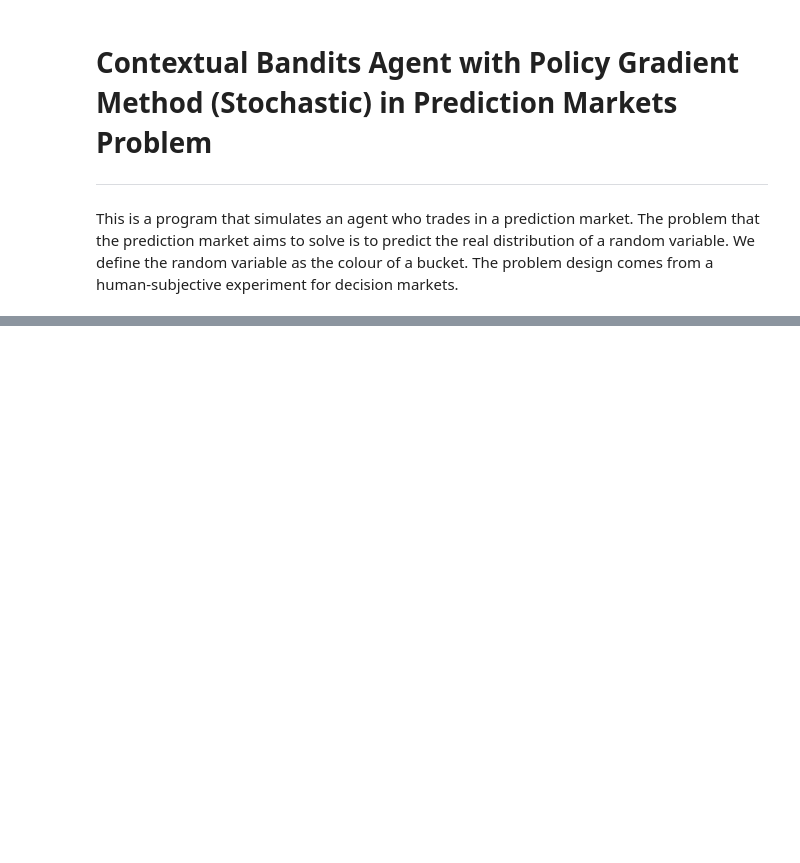
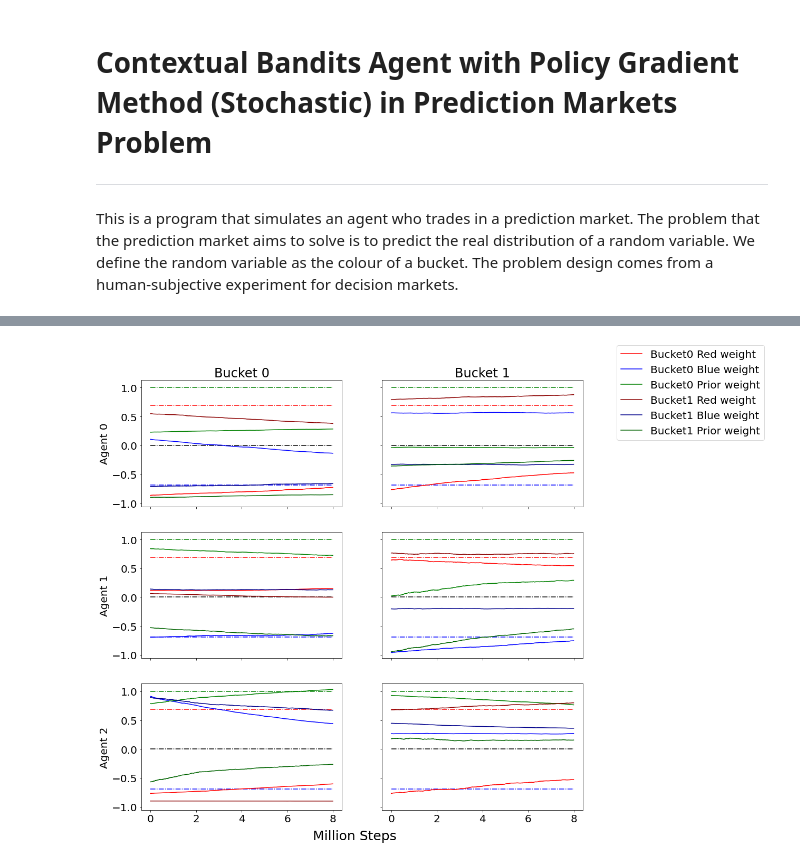
Before and after one commit to realwenlongwang/PeerPredictionPrincipalSignal, a Jupyter notebook: Stochastic_Gradient_Bandit_with_Continous_Action_Space.ipynb, the cells around one changed output, grey strips where cells are left out. Saved outputs shown, nothing was run; the diff lists cells and outputs as text; code cells hidden in the pictures; blank space fills up the shorter version.

```diff
--- a/Stochastic_Gradient_Bandit_with_Continous_Action_Space.ipynb
+++ b/Stochastic_Gradient_Bandit_with_Continous_Action_Space.ipynb
@@ -138,7 +185,7 @@ plt.savefig(dir_path + 'loss_reward_plot.png')
 # %%
 feature_num = 3
 
-fig, axs=plt.subplots(agent_num, action_num, figsize=(agent_num * 15, 5), sharex=True, sharey=True, squeeze=False)
+fig, axs=plt.subplots(agent_num, action_num, figsize=(15, 5 * agent_num), sharex=True, sharey=True, squeeze=False)
 
 
 for agent, ag_no in zip(agent_list, range(agent_num)):
@@ -158,33 +205,43 @@ for agent, ag_no in zip(agent_list, range(agent_num)):
         axs[ag_no, ac_no].plot(df.iloc[1:, 0 * feature_num + 1],
                                label='Bucket0 Blue weight', color='blue')
         axs[ag_no, ac_no].plot(df.iloc[1:, 0 * feature_num + 2],
                                label='Bucket0 Prior weight', color='green')
 
         axs[ag_no, ac_no].plot(df.iloc[1:, 1 * feature_num + 0],
                                label='Bucket1 Red weight', color='darkred')
         axs[ag_no, ac_no].plot(df.iloc[1:, 1 * feature_num + 1],
                                label='Bucket1 Blue weight', color='darkblue')
         axs[ag_no, ac_no].plot(df.iloc[1:, 1 * feature_num + 2],
                                label='Bucket1 Prior weight', color='darkgreen')
 
 for r_no in range(agent_num):
+    axs[r_no, 0].set_ylabel(f'Agent {r_no}')
     for c_no in range(action_num):
         if r_no == 0:
-            axs[r_no, c_no].set_title(f'bucket{c_no}')
+            axs[r_no, c_no].set_title(f'Bucket {c_no}')
         axs[r_no, c_no].hlines(y=np.log(pr_red_ball_red_bucket / pr_red_ball_blue_bucket), xmin=0,
 
                             xmax=len(df), colors='red',
                                      linestyles='dashdot')
         axs[r_no, c_no].hlines(
                 y=np.log((1 - pr_red_ball_red_bucket) / (1 - pr_red_ball_blue_bucket)), xmin=0,
                 xmax=len(df), colors='blue',
                 linestyles='dashdot')
         axs[r_no, c_no].hlines(y=1, xmin=0, xmax=len(df), colors='green', linestyles='dashdot')
         axs[r_no, c_no].hlines(y=0, xmin=0, xmax=len(df), colors='black', linestyles='dashdot')
 
+xlabels = axs[-1, 0].get_xticks().tolist()
+xlabels = [str(xlabel)[0] for xlabel in xlabels]
+axs[-1,0].set_xticklabels(xlabels)
+
+
 handles, labels = axs[0, 0].get_legend_handles_labels()
 fig.legend(handles, labels, loc='upper left', bbox_to_anchor=(0.95, 0.95), ncol=1)
-# fig.text(0.25, 1, 'Bucket 0', ha='center', va='center', fontsize=20)
+fig.text(0.5, 0.08, 'Million Steps', ha='center', va='center', fontsize=25)
 # fig.text(0.75, 1, 'Bucket 1', ha='center', va='center', fontsize=20)
+
+
 plt.savefig(dir_path + 'mean_weights.png', bbox_inches='tight')
+# %% [output]
+[figure, added]
 # %%
```
Also changed, not shown: parts of 7 cells of this notebook, 3 other files.
